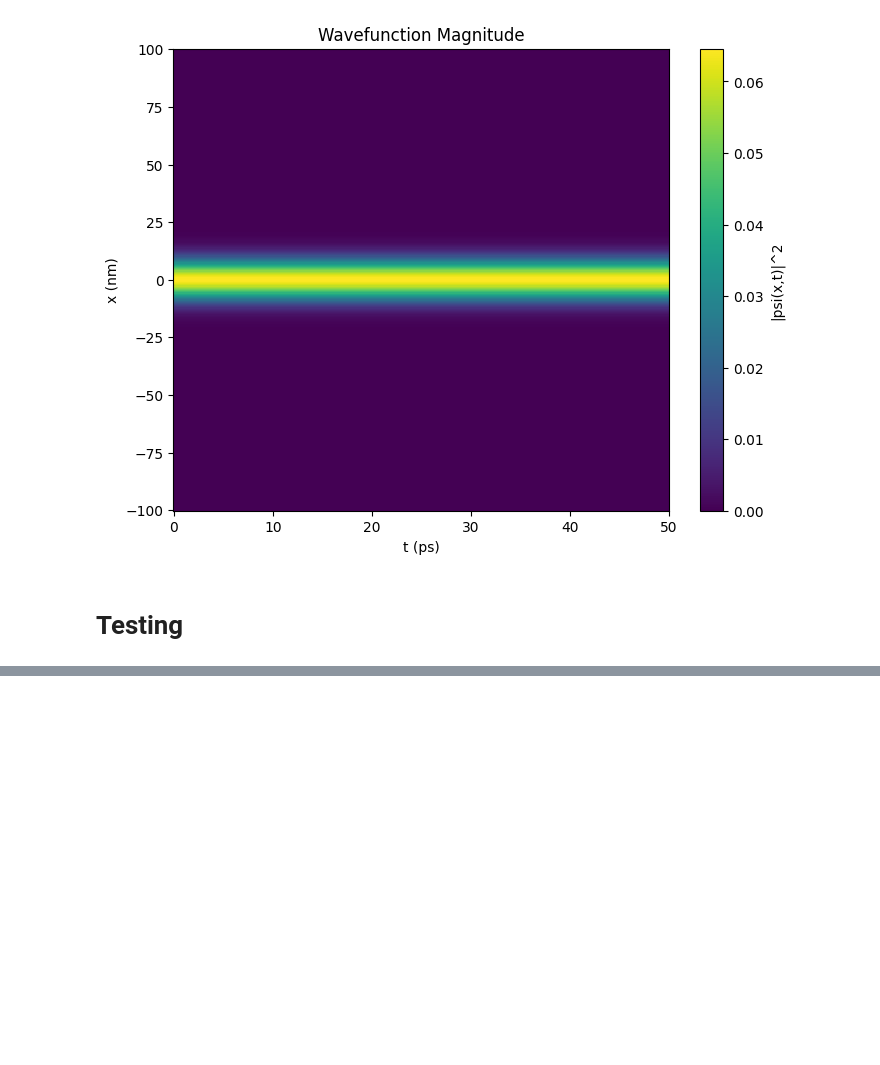
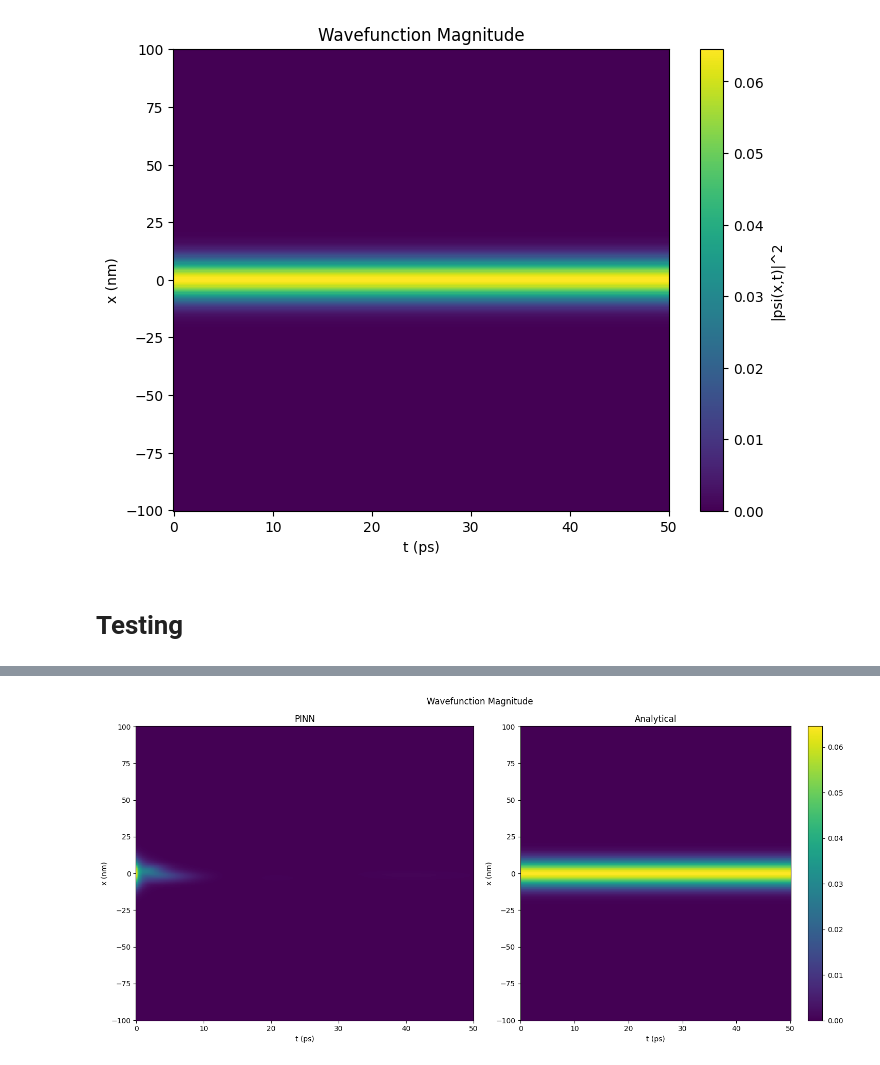
Before and after one commit to thash-jkr/Schrodinger-PINN, a Jupyter notebook: src/tdse_1e_1d.ipynb, the cells around one changed output, grey strips where cells are left out. Cells and saved outputs as stored; diff of their text form; code cells hidden in the pictures; blank space fills up the shorter version.

```diff
--- a/src/tdse_1e_1d.ipynb
+++ b/src/tdse_1e_1d.ipynb
@@ -416,0 +478,24 @@ for i, x in enumerate(x_values_tf):
+# %%
+psi_sq_pinn = psi_real_pinn ** 2 + psi_img_pinn ** 2
+psi_sq_analytical = psi_real_analytical ** 2 + psi_img_analytical ** 2
+
+fig, axs = plt.subplots(1, 2, figsize=(15, 7))
+plt.suptitle("Wavefunction Magnitude")
+
+axs[0].pcolormesh(t_values, x_values, psi_sq_pinn, shading="auto")
+# axs[0].set_colorbar(label='|psi(x,t)|^2')
+axs[0].set_xlabel('t (ps)')
+axs[0].set_ylabel('x (nm)')
+axs[0].set_title('PINN')
+
+im = axs[1].pcolormesh(t_values, x_values, psi_sq_analytical, shading="auto")
+# axs[0].set_colorbar(label='|psi(x,t)|^2')
+axs[1].set_xlabel('t (ps)')
+axs[1].set_ylabel('x (nm)')
+axs[1].set_title('Analytical')
+
+fig.colorbar(mappable=im)
+plt.tight_layout()
+plt.show()
+# %% [output]
+[figure, added]
```
Also changed, not shown: parts of 15 cells of this notebook, 3 other files.
